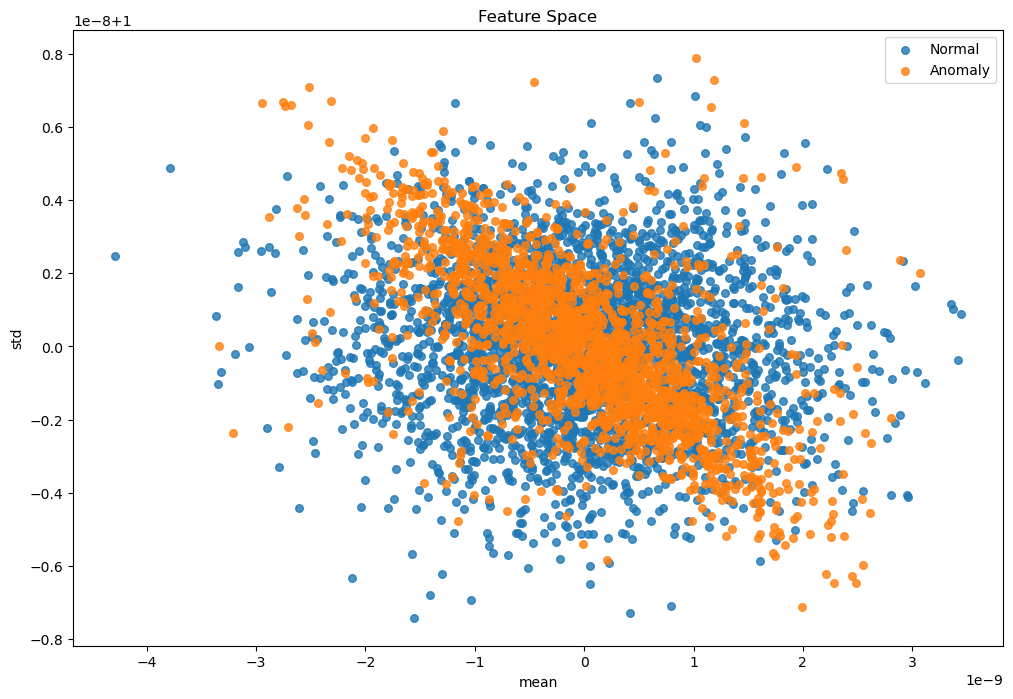
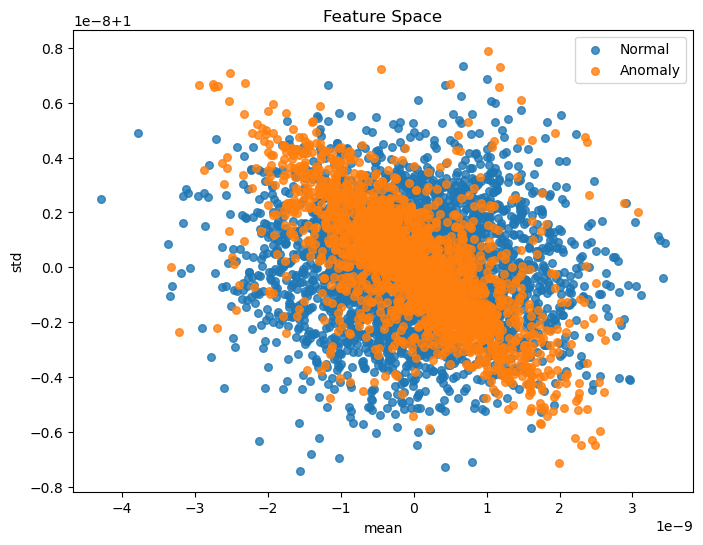
The change to this notebook cell's code, shown as a diff; its figure went from the first image to the second:
--- before
+++ after
@@ -4,3 +4,4 @@
     label_column='label',
     alpha=0.8,
+    figsize=(8, 6)
 )

Commit: fix fig sizes